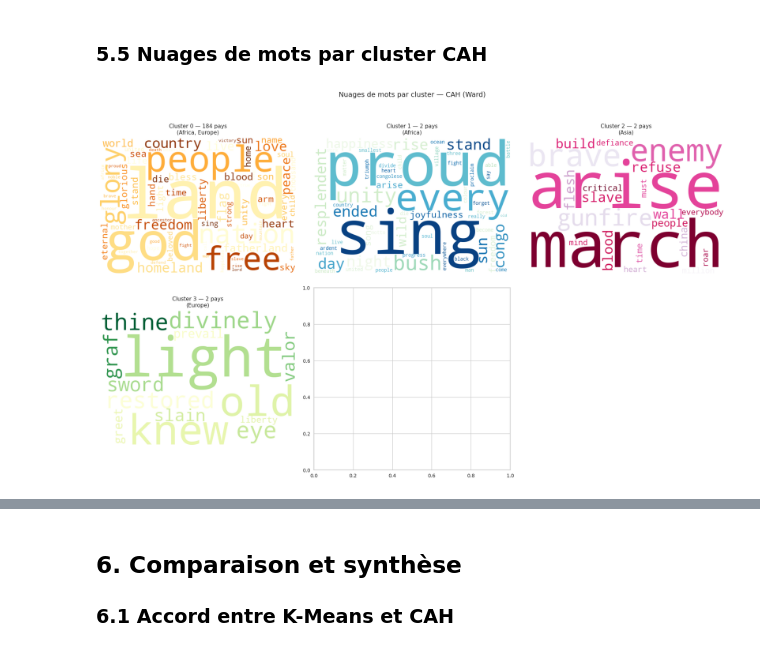
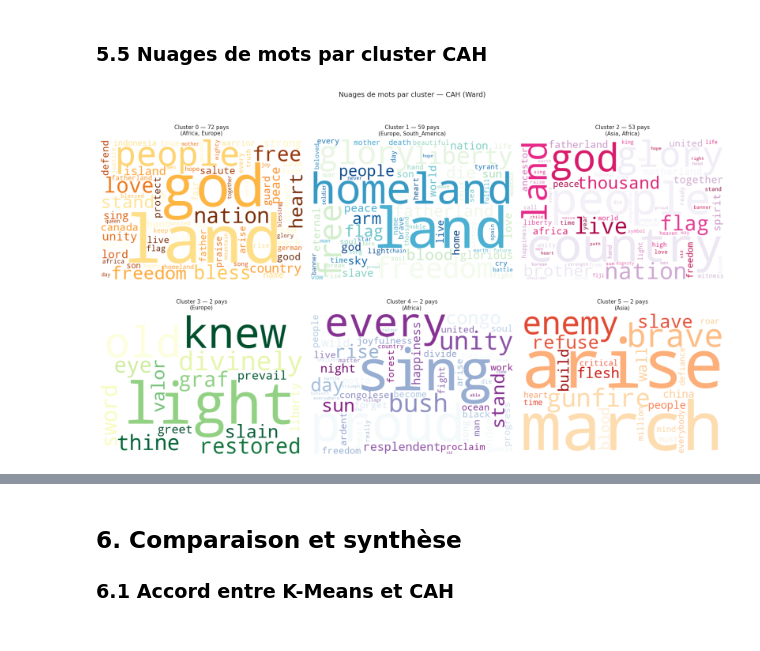
Before and after one commit to YLDHN/4MLUP, a Jupyter notebook: anthems_clustering.ipynb, the cells around one changed output, grey strips where cells are left out. Cells and saved outputs as stored; diff of their text form; code cells hidden in the pictures.

```diff
--- a/anthems_clustering.ipynb
+++ b/anthems_clustering.ipynb
@@ -429,6 +429,8 @@ Nous utiliserons **k=5** pour la suite, valeur cohérente avec les deux indicate
 # %%
-# Choix final basé sur les deux critères convergents
-K_OPTIMAL = 5
+# Les deux méthodes (coude et silhouette) convergent vers k=6 :
+# – Coude (dérivée seconde) : k=6
+# – Silhouette : saut net à k=6 puis plateau jusqu'à k=10
+K_OPTIMAL = 6
 
 km_final = KMeans(
     n_clusters=K_OPTIMAL,
@@ -666,7 +669,7 @@ Carte K-Means sauvegardée → map_kmeans.html
 # %% [markdown]
 ### 4.6 Nuages de mots par cluster K-Means
 # %%
-CMAPS_KM = ['Blues_r', 'Oranges_r', 'Greens_r', 'Reds_r', 'Purples_r']
+CMAPS_KM = ['Blues_r', 'Oranges_r', 'Greens_r', 'Reds_r', 'Purples_r', 'YlOrBr_r']
 
 fig, axes = plt.subplots(2, 3, figsize=(18, 11))
 axes_flat = axes.flatten()
@@ -687,7 +690,6 @@ for i in range(K_OPTIMAL):
     axes_flat[i].axis('off')
     axes_flat[i].set_title(f'Cluster {i} — {n} pays\n({", ".join(top_conts)})', fontsize=11, pad=8)
 
-axes_flat[-1].axis('off')  # Case vide
 plt.suptitle('Nuages de mots par cluster — K-Means', fontsize=14, y=1.01)
 plt.tight_layout()
 plt.show()
@@ -873,5 +905,7 @@ Nous utilisons donc **k=`best_k_hac`** (valeur optimale selon la silhouette) pou
 # %%
-K_HAC = best_k_hac  # Valeur optimale selon la silhouette
+# k=6 retenu : 3 paires-outliers + 3 clusters thématiques principaux
+# Justification complète dans la cellule d'interprétation ci-dessus.
+K_HAC = 6
 
 hac_final = AgglomerativeClustering(n_clusters=K_HAC, linkage='ward')
 df['cluster_hac'] = hac_final.fit_predict(X_pca50)
@@ -881,6 +915,6 @@ print(df.groupby('cluster_hac').agg(
     n_pays=('Country', 'count'),
     continents=('Continent', lambda x: ' | '.join(x.value_counts().index[:3]))
 ).to_string())
-print(f'\nScore silhouette global (CAH, espace PCA) : {silhouette_score(X_pca50, df["cluster_hac"]):.4f}')
+print(f'\nScore silhouette global (CAH, espace PCA)   : {silhouette_score(X_pca50, df["cluster_hac"]):.4f}')
 print(f'Score silhouette global (CAH, espace TF-IDF) : {silhouette_score(X, df["cluster_hac"]):.4f}')
 # %% [output]
@@ -936,31 +972,30 @@ Carte CAH sauvegardée → map_hac.html
 # %% [markdown]
 ### 5.5 Nuages de mots par cluster CAH
 # %%
-CMAPS_HAC = ['YlOrBr_r', 'GnBu_r', 'PuRd_r', 'YlGn_r', 'BuPu_r']
+CMAPS_HAC = ['YlOrBr_r', 'GnBu_r', 'PuRd_r', 'YlGn_r', 'BuPu_r', 'OrRd_r']
 
 fig, axes = plt.subplots(2, 3, figsize=(18, 11))
 axes_flat = axes.flatten()
 
 for i in range(K_HAC):
     text = ' '.join(df[df['cluster_hac'] == i]['anthem_clean'].values)
     wc = WordCloud(
         width=550, height=380,
         background_color='white',
         colormap=CMAPS_HAC[i],
         max_words=70,
         collocations=False,
         prefer_horizontal=0.85
     ).generate(text)
     n = (df['cluster_hac'] == i).sum()
     top_conts = df[df['cluster_hac'] == i]['Continent'].value_counts().index[:2].tolist()
     axes_flat[i].imshow(wc, interpolation='bilinear')
     axes_flat[i].axis('off')
     axes_flat[i].set_title(f'Cluster {i} — {n} pays\n({", ".join(top_conts)})', fontsize=11, pad=8)
 
-axes_flat[-1].axis('off')
 plt.suptitle('Nuages de mots par cluster — CAH (Ward)', fontsize=14, y=1.01)
 plt.tight_layout()
 plt.show()
 # %% [output]
-[figure, old version]
+[figure, new version]
 # %% [markdown]
```
Also changed, not shown: parts of 18 cells of this notebook, 4 other files.
